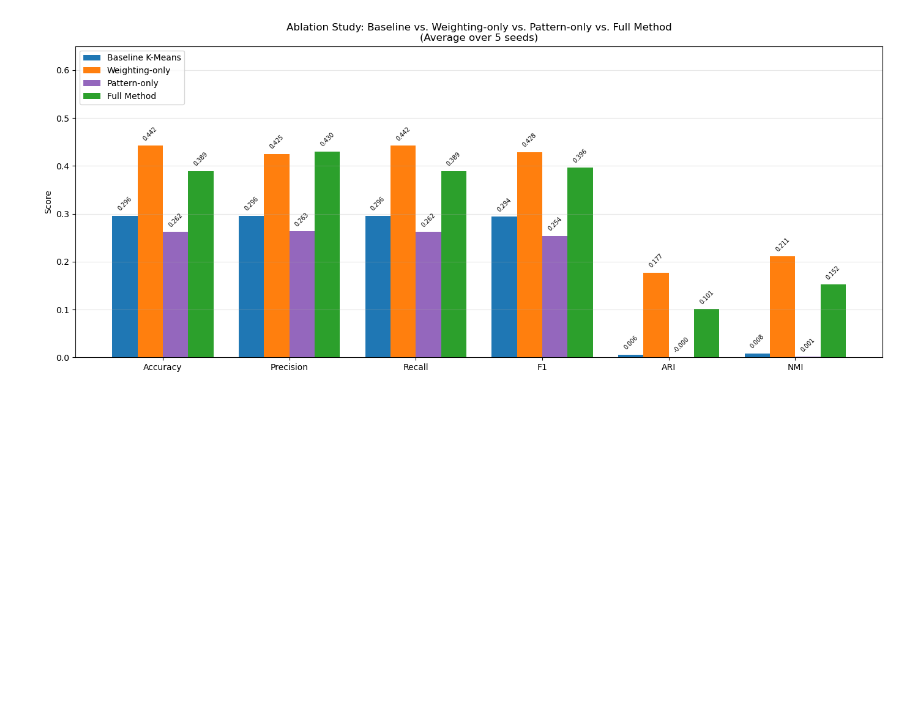
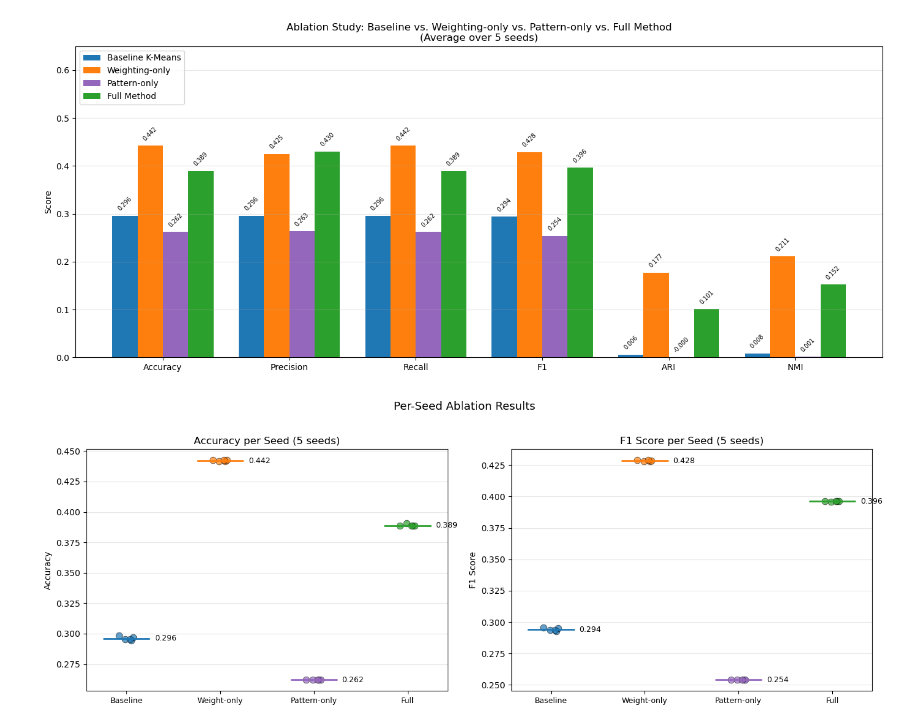
Before and after one commit to RaisoLiu/DM2026-Assignment-2, a Jupyter notebook: Q5_Enhanced_KMeans.ipynb, the cells around one changed output. Saved outputs shown, nothing was run; the diff lists cells and outputs as text; code cells hidden in the pictures; blank space fills up the shorter version.

```diff
--- a/Q5_Enhanced_KMeans.ipynb
+++ b/Q5_Enhanced_KMeans.ipynb
@@ -369,3 +392,34 @@ plt.show()
 all_results.to_csv('results/q5_comparison.csv', index=False)
 # %% [output]
 [figure]
+# %%
+# Per-seed performance dot plot (Accuracy and F1)
+fig, axes = plt.subplots(1, 2, figsize=(14, 5))
+methods_order = ['Baseline K-Means', 'Weighting-only', 'Pattern-only', 'Full Method']
+colors_dot = {'Baseline K-Means': '#1f77b4', 'Weighting-only': '#ff7f0e',
+              'Pattern-only': '#9467bd', 'Full Method': '#2ca02c'}
+
+for ax, metric, title in zip(axes, ['accuracy', 'f1'], ['Accuracy', 'F1 Score']):
+    for i, method in enumerate(methods_order):
+        method_data = all_results[all_results['method'] == method]
+        vals = method_data[metric].values
+        jitter = np.random.default_rng(42).uniform(-0.1, 0.1, len(vals))
+        ax.scatter([i] * len(vals) + jitter, vals, c=colors_dot[method],
+                   s=60, alpha=0.7, edgecolors='black', linewidths=0.5, zorder=3)
+        mean_val = vals.mean()
+        ax.hlines(mean_val, i - 0.25, i + 0.25, colors=colors_dot[method],
+                  linewidths=2, zorder=4)
+        ax.text(i + 0.3, mean_val, f'{mean_val:.3f}', va='center', fontsize=9)
+
+    ax.set_xticks(range(len(methods_order)))
+    ax.set_xticklabels(['Baseline', 'Weight-only', 'Pattern-only', 'Full'], fontsize=9)
+    ax.set_ylabel(title)
+    ax.set_title(f'{title} per Seed (5 seeds)')
+    ax.grid(True, alpha=0.3, axis='y')
+
+plt.suptitle('Per-Seed Ablation Results', fontsize=13, y=1.02)
+plt.tight_layout()
+plt.savefig('report/figures/q5_per_seed.png', dpi=150, bbox_inches='tight')
+plt.show()
+# %% [output]
+[figure, added]
```
Also changed, not shown: parts of 3 cells of this notebook, 14 other files.
